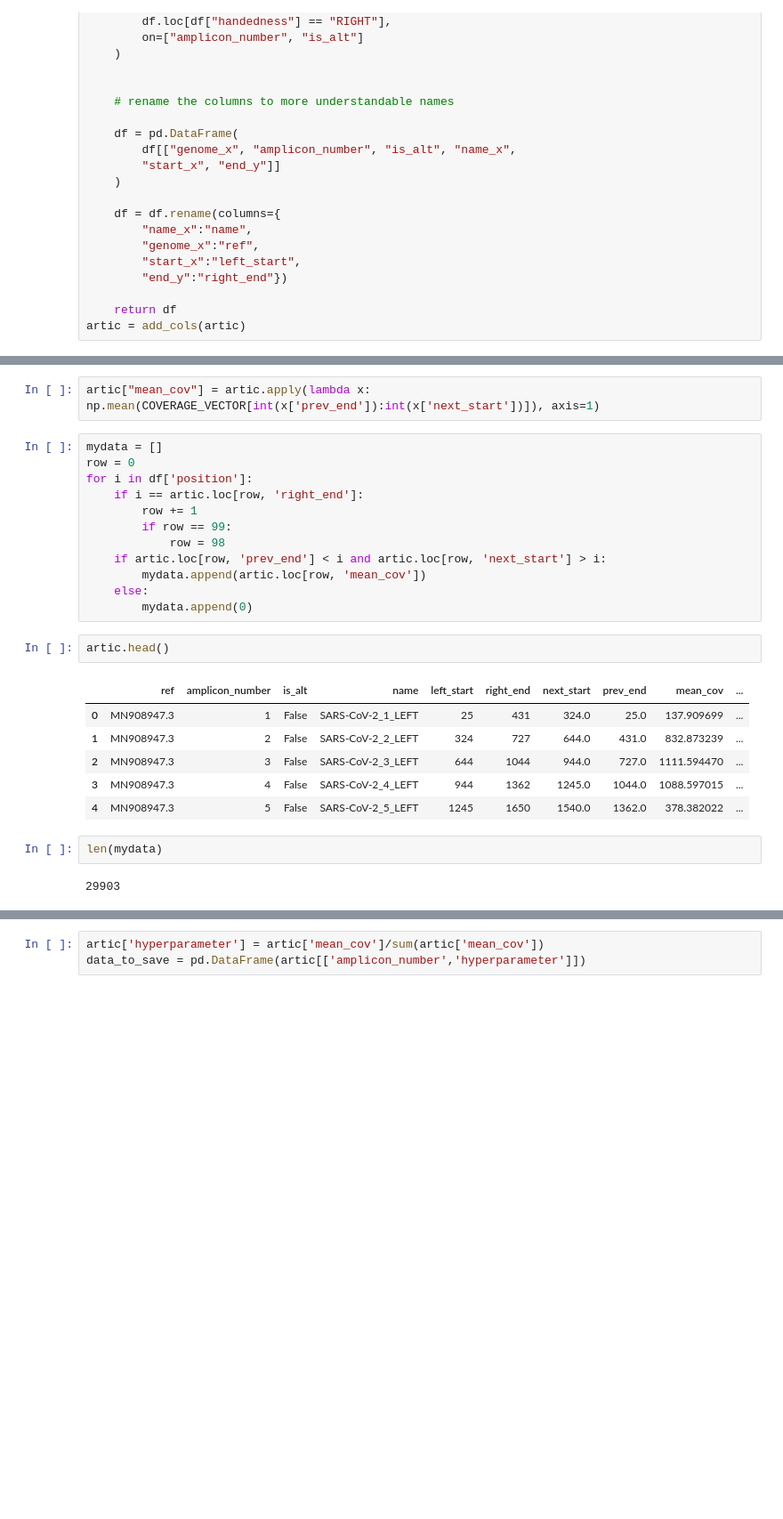
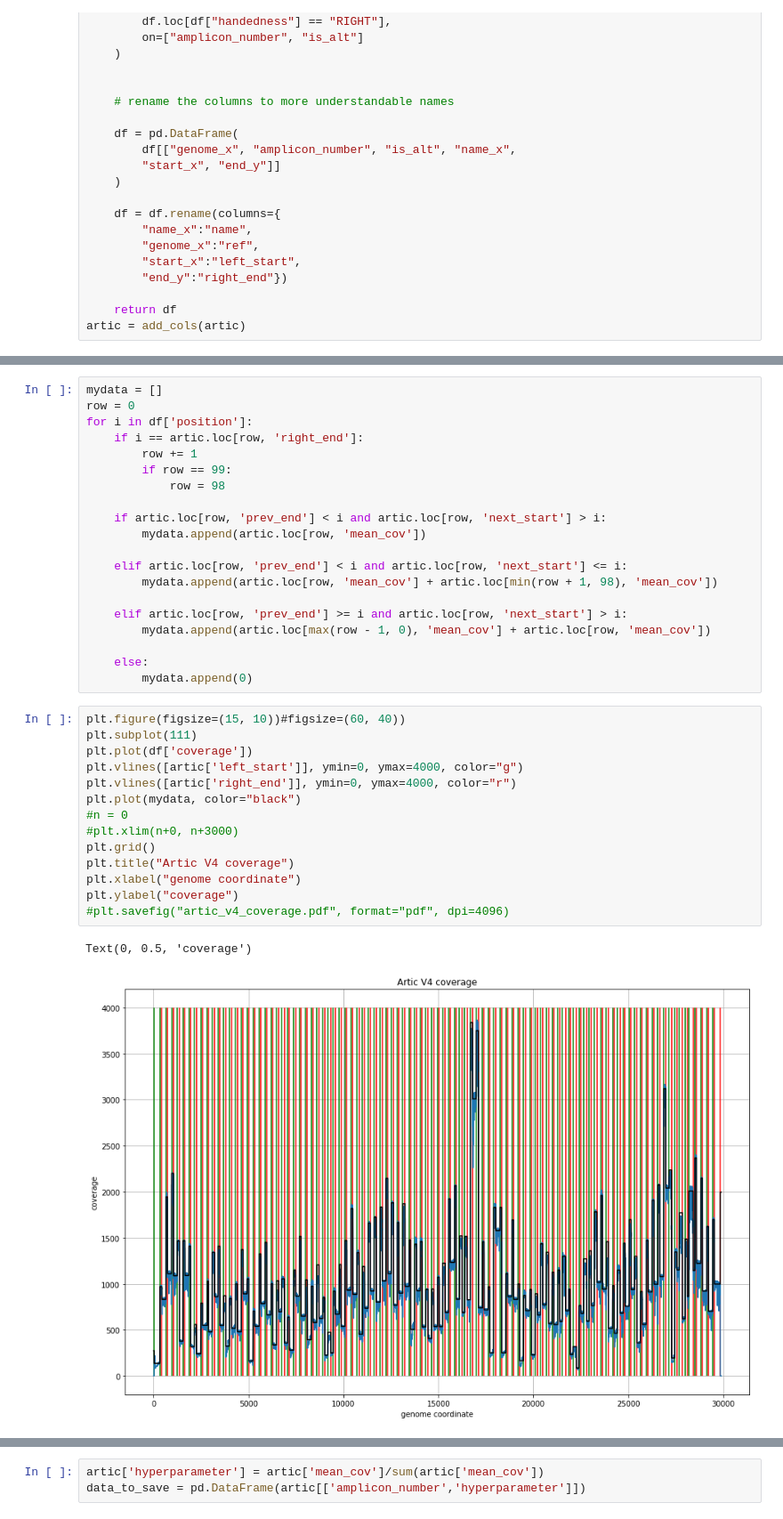
Before and after one commit to goldman-gp-ebi/SWAMPy, a Jupyter notebook: notes/artic_v4_coverage.ipynb, the cells around one changed output, grey strips where cells are left out. Shown: that part at 89% size. Drawn from its saved outputs; the diff is of its cells as text; blank space fills up the shorter version.

```diff
--- a/notes/artic_v4_coverage.ipynb
+++ b/notes/artic_v4_coverage.ipynb
@@ -68,5 +74,3 @@ artic["prev_end"] = artic["prev_end"].fillna(artic["left_start"])
-# %%
-artic["mean_cov"] = artic.apply(lambda x: np.mean(COVERAGE_VECTOR[int(x['prev_end']):int(x['next_start'])]), axis=1)
 # %%
 mydata = []
 row = 0
@@ -75,20 +79,32 @@ for i in df['position']:
         row += 1
         if row == 99:
             row = 98
+
     if artic.loc[row, 'prev_end'] < i and artic.loc[row, 'next_start'] > i:
         mydata.append(artic.loc[row, 'mean_cov'])
+
+    elif artic.loc[row, 'prev_end'] < i and artic.loc[row, 'next_start'] <= i:
+        mydata.append(artic.loc[row, 'mean_cov'] + artic.loc[min(row + 1, 98), 'mean_cov'])
+
+    elif artic.loc[row, 'prev_end'] >= i and artic.loc[row, 'next_start'] > i:
+        mydata.append(artic.loc[max(row - 1, 0), 'mean_cov'] + artic.loc[row, 'mean_cov'])
+
     else:
         mydata.append(0)
-# %%
-artic.head()
-# %% [output]
-|  | ref | amplicon_number | is_alt | name | left_start | right_end | next_start | prev_end | mean_cov | ... |
-| 0 | MN908947.3 | 1 | False | SARS-CoV-2_1_LEFT | 25 | 431 | 324.0 | 25.0 | 137.909699 | ... |
-| 1 | MN908947.3 | 2 | False | SARS-CoV-2_2_LEFT | 324 | 727 | 644.0 | 431.0 | 832.873239 | ... |
-| 2 | MN908947.3 | 3 | False | SARS-CoV-2_3_LEFT | 644 | 1044 | 944.0 | 727.0 | 1111.594470 | ... |
-| 3 | MN908947.3 | 4 | False | SARS-CoV-2_4_LEFT | 944 | 1362 | 1245.0 | 1044.0 | 1088.597015 | ... |
-| 4 | MN908947.3 | 5 | False | SARS-CoV-2_5_LEFT | 1245 | 1650 | 1540.0 | 1362.0 | 378.382022 | ... |
 # %%
-len(mydata)
+plt.figure(figsize=(15, 10))#figsize=(60, 40))
+plt.subplot(111)
+plt.plot(df['coverage'])
+plt.vlines([artic['left_start']], ymin=0, ymax=4000, color="g")
+plt.vlines([artic['right_end']], ymin=0, ymax=4000, color="r")
+plt.plot(mydata, color="black")
+#n = 0
+#plt.xlim(n+0, n+3000)
+plt.grid()
+plt.title("Artic V4 coverage")
+plt.xlabel("genome coordinate")
+plt.ylabel("coverage")
+#plt.savefig("artic_v4_coverage.pdf", format="pdf", dpi=4096)
 # %% [output]
-29903
+Text(0, 0.5, 'coverage')
+[figure, added]
```
Also changed, not shown: parts of 6 cells of this notebook, 20 other files.
